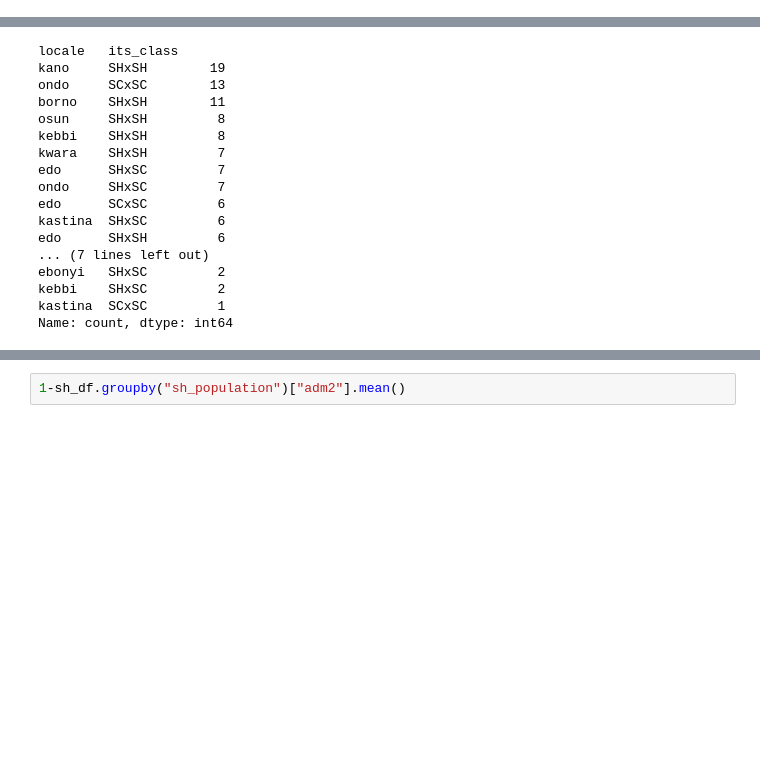
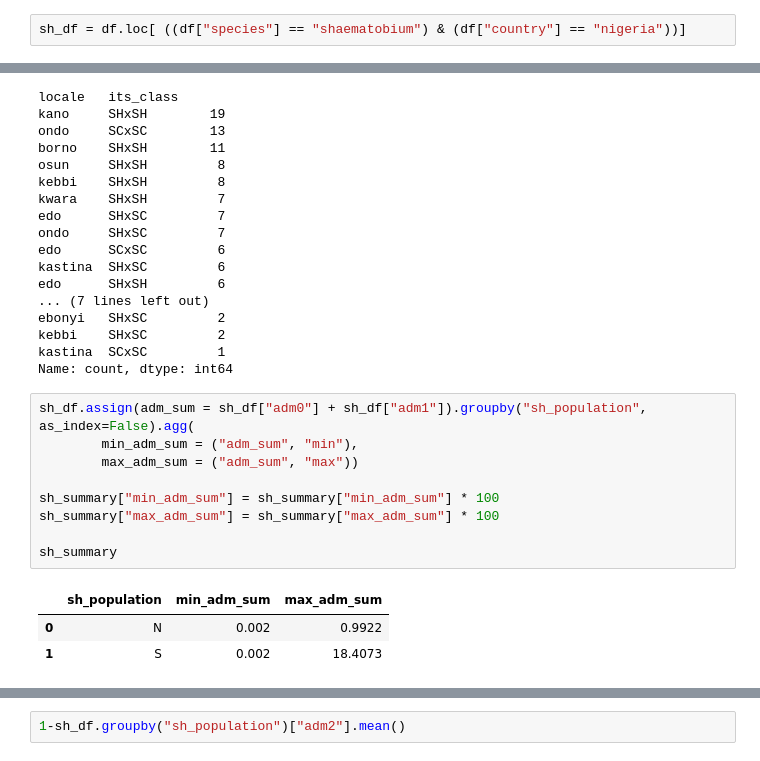
Before and after one commit to nealplatt/sch_hae_its, a Jupyter notebook: code/its-08-merge_results.ipynb, the cells around one changed output, grey strips where cells are left out. Saved outputs shown, nothing was run; the diff lists cells and outputs as text; blank space fills up the shorter version.

```diff
--- a/code/its-08-merge_results.ipynb
+++ b/code/its-08-merge_results.ipynb
@@ -1193,6 +1193,8 @@ plt.show()
 plt.close()
 # %% [output]
 [figure]
+# %%
+sh_df = df.loc[ ((df["species"] == "shaematobium") & (df["country"] == "nigeria"))]
 # %%
 sh_df[["locale", "its_class"]].value_counts()
 # %% [output]
@@ -1213,3 +1215,16 @@ ebonyi   SHxSC         2
 kebbi    SHxSC         2
 kastina  SCxSC         1
 Name: count, dtype: int64
+# %%
+sh_df.assign(adm_sum = sh_df["adm0"] + sh_df["adm1"]).groupby("sh_population", as_index=False).agg(
+        min_adm_sum = ("adm_sum", "min"),
+        max_adm_sum = ("adm_sum", "max"))
+
+sh_summary["min_adm_sum"] = sh_summary["min_adm_sum"] * 100
+sh_summary["max_adm_sum"] = sh_summary["max_adm_sum"] * 100
+
+sh_summary
+# %% [output]
+|  | sh_population | min_adm_sum | max_adm_sum |
+| 0 | N | 0.002 | 0.9922 |
+| 1 | S | 0.002 | 18.4073 |
```
Also changed, not shown: parts of 4 cells of this notebook.
